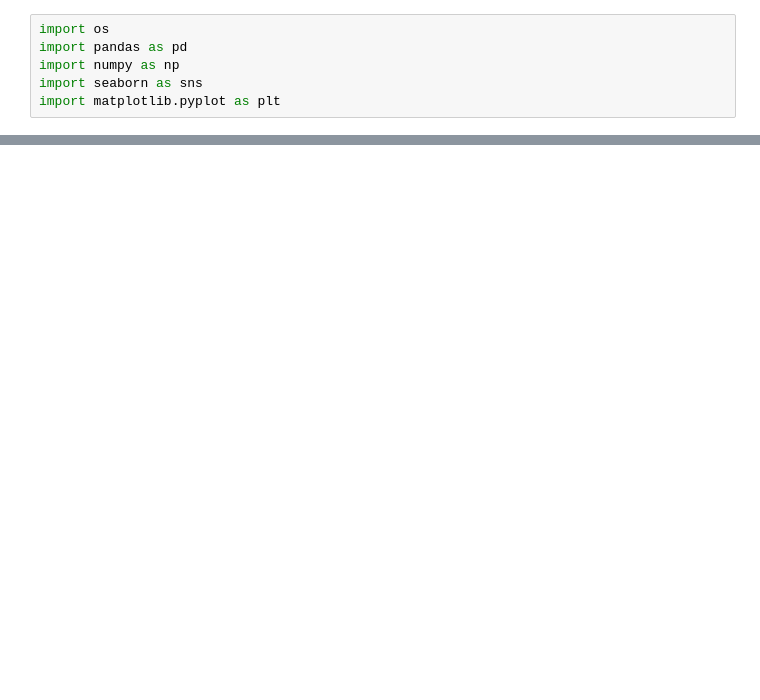
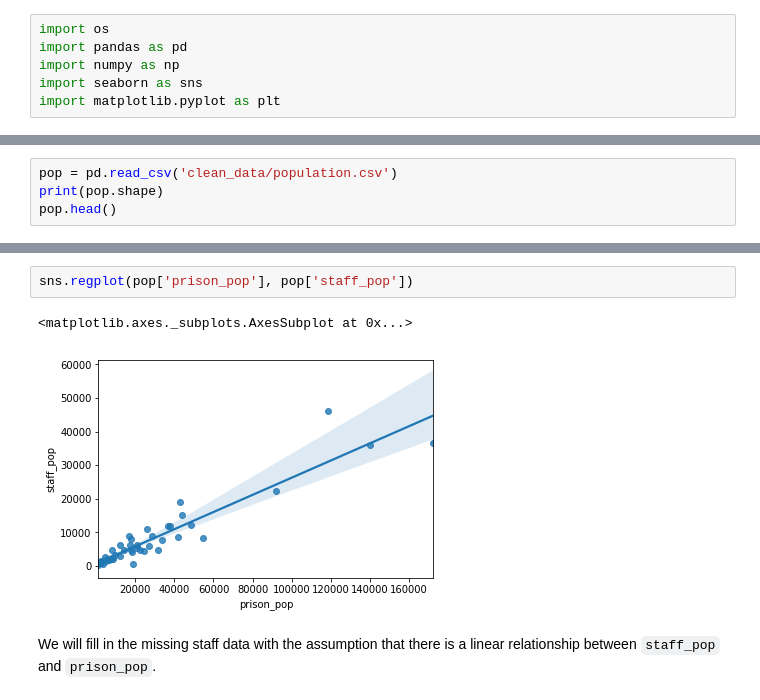
Before and after one commit to AmberCXX/Summer2020_MIT_COVID_Datathon, a Jupyter notebook: 02-exploratory-data-analysis.ipynb, the cells around one changed output, grey strips where cells are left out. Cells and saved outputs as stored; diff of their text form; blank space fills up the shorter version.

```diff
--- a/02-exploratory-data-analysis.ipynb
+++ b/02-exploratory-data-analysis.ipynb
@@ -28,0 +66,4 @@ all_states
+# %%
+pop = pd.read_csv('clean_data/population.csv')
+print(pop.shape)
+pop.head()
@@ -28,0 +101,7 @@ all_states
+# %%
+sns.regplot(pop['prison_pop'], pop['staff_pop'])
+# %% [output]
+<matplotlib.axes._subplots.AxesSubplot at 0x...>
+[figure, added]
+# %% [markdown]
+We will fill in the missing staff data with the assumption that there is a linear relationship between `staff_pop` and `prison_pop`.
```
Also changed, not shown: parts of 11 cells of this notebook, 1 other file.
